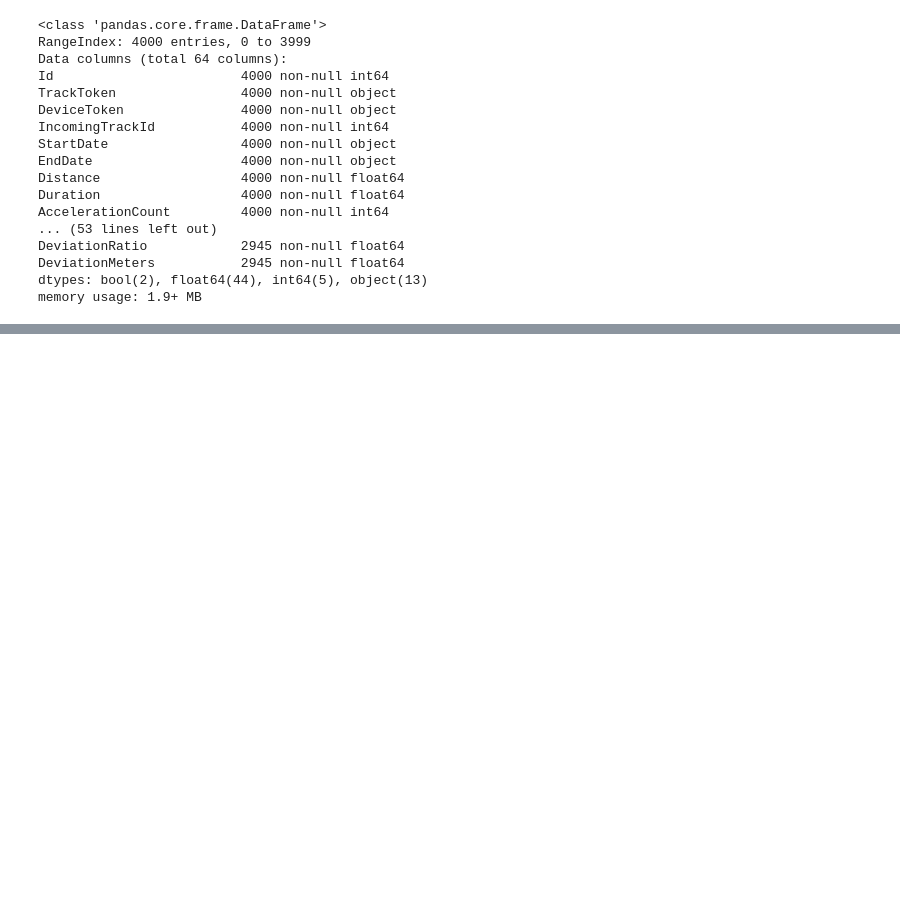
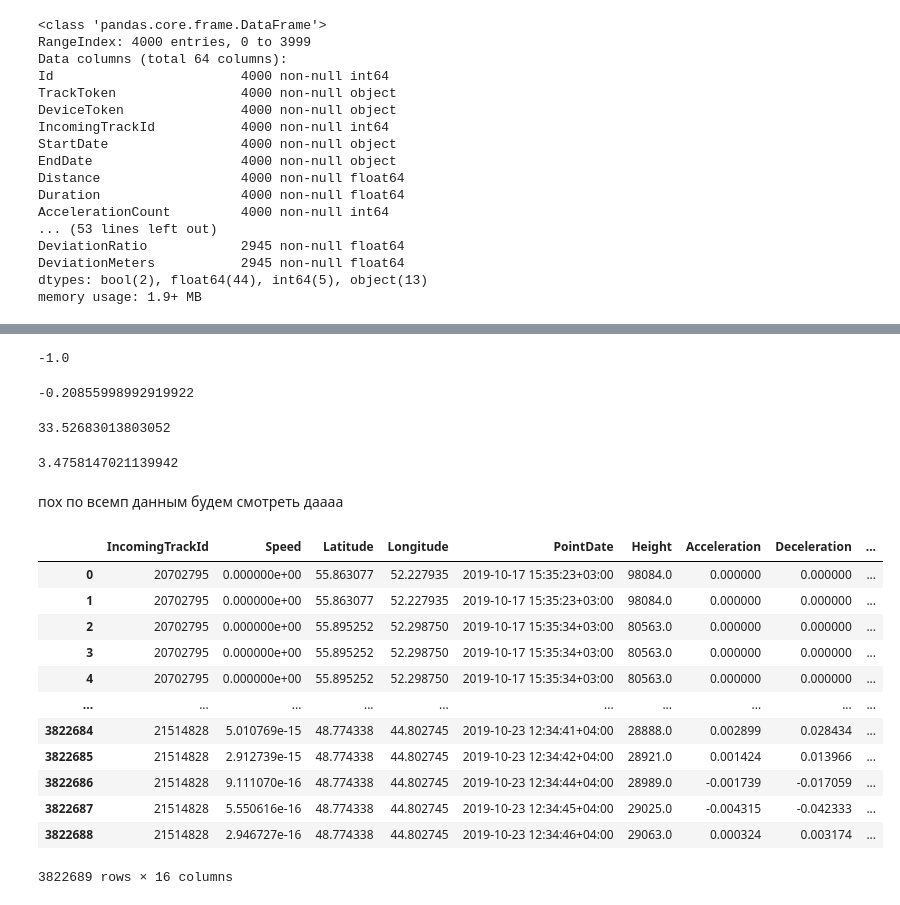
Before and after one commit to Simaregele/GeoDataPrediction, a Jupyter notebook: Test Geo Data.ipynb, the cells around one changed output, grey strips where cells are left out. Saved outputs shown, nothing was run; the diff lists cells and outputs as text; code cells hidden in the pictures; blank space fills up the shorter version.

```diff
--- a/Test Geo Data.ipynb
+++ b/Test Geo Data.ipynb
@@ -387,0 +481,4 @@ indices = [(corr_val.index[x], corr_val.columns[y]) for x, y in zip(*indices)
+# %%
+scale_df.loc[scale_df['IncomingTrackId']==20691750, 'Delta_lat'] = scale_df.loc[scale_df['IncomingTrackId']==20691750, 'Latitude'] - scale_df.loc[scale_df['IncomingTrackId']==20691750, 'Latitude'].shift(1)
+# %%
+scale_df.loc[scale_df['IncomingTrackId']==20691750, 'Delta_speed'] = scale_df.loc[scale_df['IncomingTrackId']==20691750, 'Speed'] - scale_df.loc[scale_df['IncomingTrackId']==20691750, 'Speed'].shift(1)
@@ -387,0 +529,4 @@ indices = [(corr_val.index[x], corr_val.columns[y]) for x, y in zip(*indices)
+# %%
+scale_df.loc[scale_df['IncomingTrackId']==20702795, 'Delta_speed'] = scale_df.loc[scale_df['IncomingTrackId']==20702795, 'Speed'] - scale_df.loc[scale_df['IncomingTrackId']==20702795, 'Speed'].shift(1)
+# %%
+scale_df.loc[scale_df['IncomingTrackId']==20702795, 'Delta_lat'] = scale_df.loc[scale_df['IncomingTrackId']==20702795, 'Latitude'] - scale_df.loc[scale_df['IncomingTrackId']==20702795, 'Latitude'].shift(1)
@@ -387,0 +558,34 @@ indices = [(corr_val.index[x], corr_val.columns[y]) for x, y in zip(*indices)
+# %%
+delta_time.total_seconds()
+# %% [output]
+-1.0
+# %%
+delta_speed/delta_time.total_seconds()
+# %% [output]
+-0.20855998992919922
+# %%
+acc_m_decc / delta_speed/delta_time.total_seconds()
+# %% [output]
+33.52683013803052
+# %%
+scale_df[scale_df['IncomingTrackId']==20691750].iloc[0, 6]
+# %% [output]
+3.4758147021139942
+# %% [markdown]
+пох по всемп данным будем смотреть даааа
+# %%
+scale_df
+# %% [output]
+|  | IncomingTrackId | Speed | Latitude | Longitude | PointDate | Height | Acceleration | Deceleration | ... |
+| 0 | 20702795 | 0.000000e+00 | 55.863077 | 52.227935 | 2019-10-17 15:35:23+03:00 | 98084.0 | 0.000000 | 0.000000 | ... |
+| 1 | 20702795 | 0.000000e+00 | 55.863077 | 52.227935 | 2019-10-17 15:35:23+03:00 | 98084.0 | 0.000000 | 0.000000 | ... |
+| 2 | 20702795 | 0.000000e+00 | 55.895252 | 52.298750 | 2019-10-17 15:35:34+03:00 | 80563.0 | 0.000000 | 0.000000 | ... |
+| 3 | 20702795 | 0.000000e+00 | 55.895252 | 52.298750 | 2019-10-17 15:35:34+03:00 | 80563.0 | 0.000000 | 0.000000 | ... |
+| 4 | 20702795 | 0.000000e+00 | 55.895252 | 52.298750 | 2019-10-17 15:35:34+03:00 | 80563.0 | 0.000000 | 0.000000 | ... |
+| ... | ... | ... | ... | ... | ... | ... | ... | ... | ... |
+| 3822684 | 21514828 | 5.010769e-15 | 48.774338 | 44.802745 | 2019-10-23 12:34:41+04:00 | 28888.0 | 0.002899 | 0.028434 | ... |
+| 3822685 | 21514828 | 2.912739e-15 | 48.774338 | 44.802745 | 2019-10-23 12:34:42+04:00 | 28921.0 | 0.001424 | 0.013966 | ... |
+| 3822686 | 21514828 | 9.111070e-16 | 48.774338 | 44.802745 | 2019-10-23 12:34:44+04:00 | 28989.0 | -0.001739 | -0.017059 | ... |
+| 3822687 | 21514828 | 5.550616e-16 | 48.774338 | 44.802745 | 2019-10-23 12:34:45+04:00 | 29025.0 | -0.004315 | -0.042333 | ... |
+| 3822688 | 21514828 | 2.946727e-16 | 48.774338 | 44.802745 | 2019-10-23 12:34:46+04:00 | 29063.0 | 0.000324 | 0.003174 | ... |
+3822689 rows × 16 columns
```
Also changed, not shown: parts of 180 cells of this notebook.
